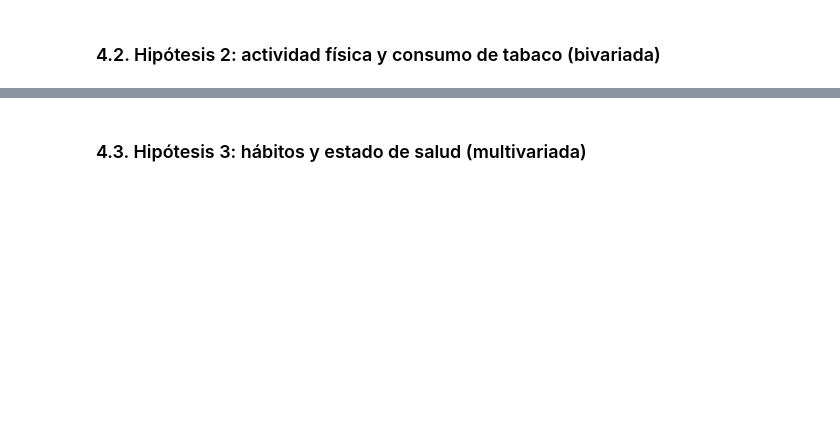
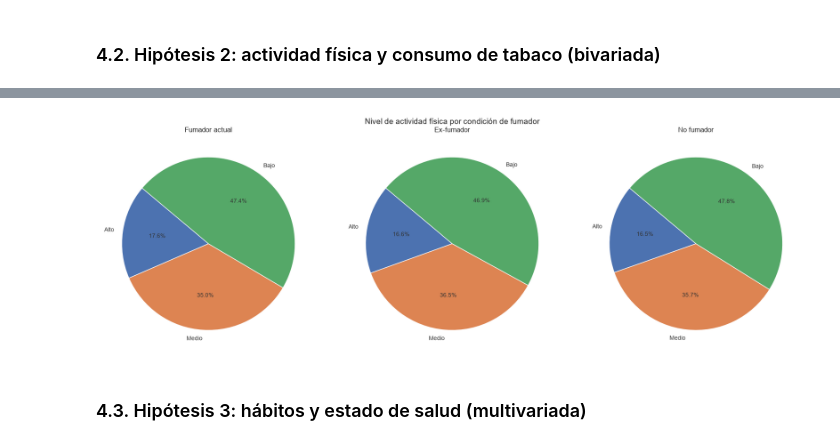
Before and after one commit to Francisco-Solanet/FCDD-TP-ENFR2018, a Jupyter notebook: src/TPE_FCDD.ipynb, the cells around one changed output, grey strips where cells are left out. Saved outputs shown, nothing was run; the diff lists cells and outputs as text; code cells hidden in the pictures; blank space fills up the shorter version.

```diff
--- a/src/TPE_FCDD.ipynb
+++ b/src/TPE_FCDD.ipynb
@@ -876,3 +812,54 @@ plt.show()
+# %%
+# Gráficos de torta para la relación entre consumo de tabaco y nivel de actividad física
+sns.set_theme(style="white")
+
+actividad_labels = {1: 'Alto', 2: 'Medio', 3: 'Bajo'}
+fumador_labels = {1: 'Fumador actual', 2: 'Ex-fumador', 3: 'No fumador'}
+
+datos_actividad = df[
+    df['nivel_actividad_fisica'].isin(actividad_labels.keys()) &
+    df['consumo_tabaco_100'].isin(fumador_labels.keys())
+].copy()
+
+tabla_frecuencias = pd.crosstab(
+    datos_actividad['consumo_tabaco_100'],
+    datos_actividad['nivel_actividad_fisica']
+).reindex(
+    index=fumador_labels.keys(),
+    columns=actividad_labels.keys(),
+    fill_value=0
+)
+
+categorias_fumador = tabla_frecuencias.index.tolist()
+fig, axes = plt.subplots(
+    1,
+    len(categorias_fumador),
+    figsize=(6 * len(categorias_fumador), 6),
+)
+axes = np.atleast_1d(axes)
+colores_actividad = ['#4C72B0', '#DD8452', '#55A868']
+
+for ax, categoria_fumador in zip(axes, categorias_fumador):
+    ax.pie(
+        tabla_frecuencias.loc[categoria_fumador],
+        labels=list(actividad_labels.values()),
+        autopct='%1.1f%%',
+        startangle=140,
+        colors=colores_actividad,
+        wedgeprops={'edgecolor': 'white', 'linewidth': 1},
+        textprops={'fontsize': 10, 'color': '#333333'},
+    )
+    etiqueta_fumador = fumador_labels.get(
+        categoria_fumador,
+        f'Código {categoria_fumador}',
+    )
+    ax.set_title(etiqueta_fumador)
+
+fig.suptitle('Nivel de actividad física por condición de fumador', fontsize=14)
+plt.tight_layout()
+plt.show()
+# %% [output]
+[figure, added]
 # %% [markdown]
 ### 4.3. Hipótesis 3: hábitos y estado de salud (multivariada)
 # %%
```
Also changed, not shown: parts of 27 cells of this notebook, 1 other file.
